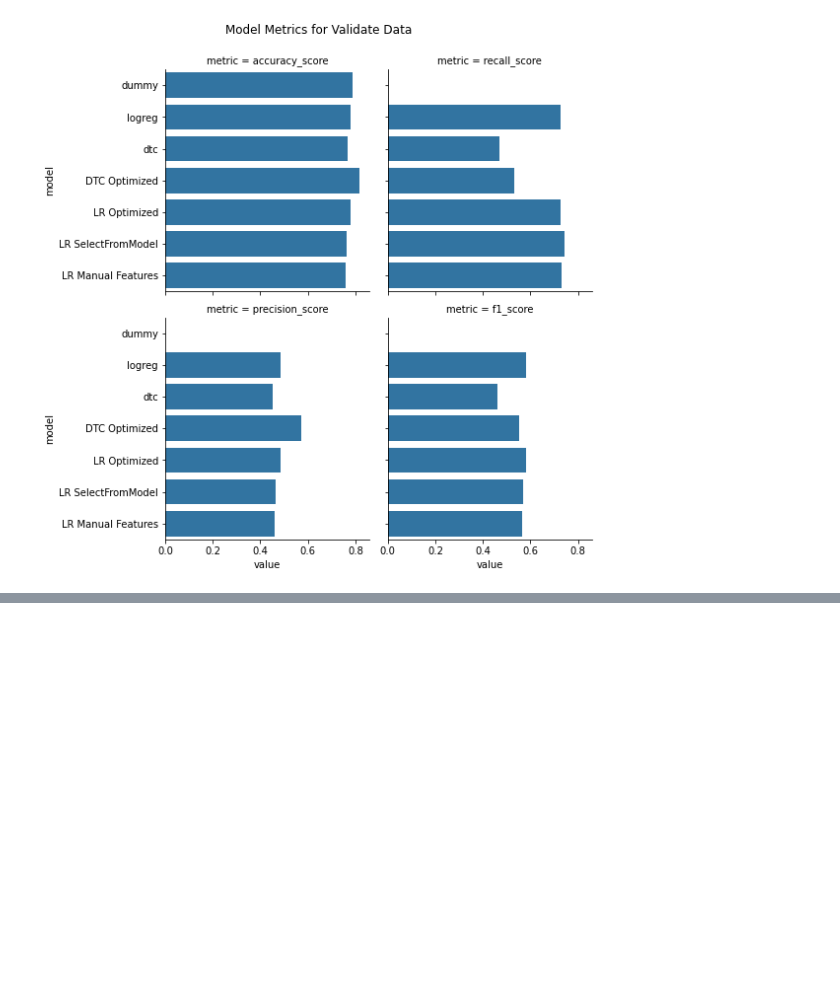
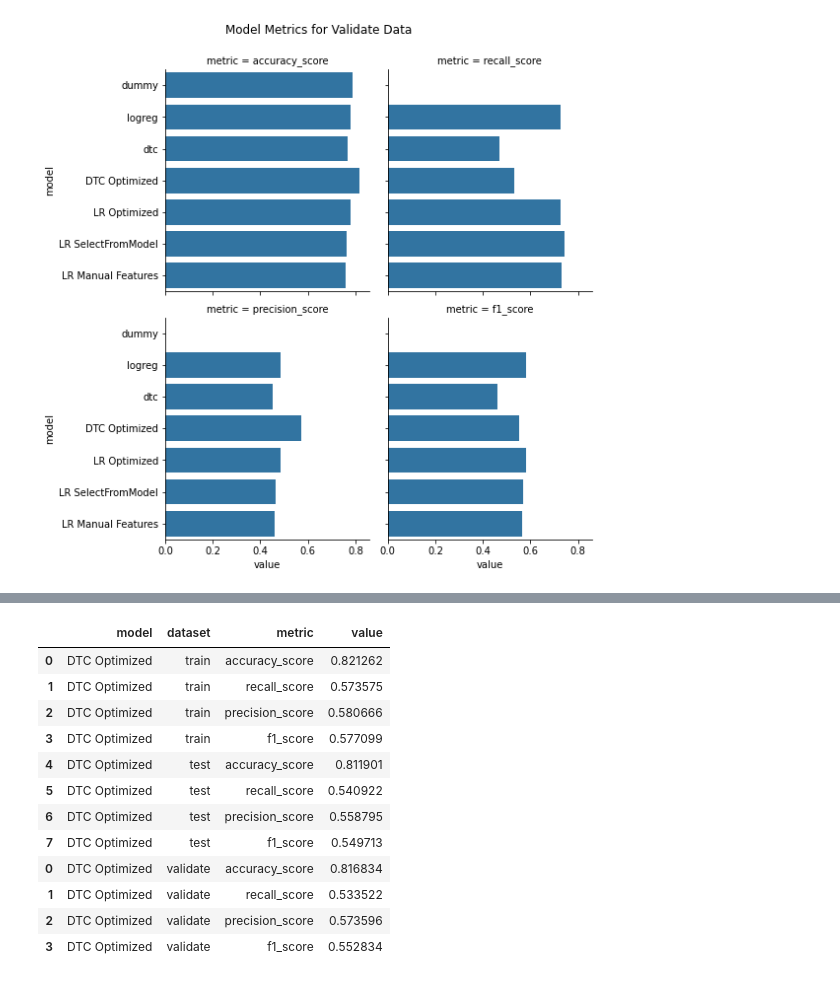
Before and after one commit to willmbennett/h1n1_competition, a Jupyter notebook: index.ipynb, the cells around one changed output, grey strips where cells are left out. Saved outputs shown, nothing was run; the diff lists cells and outputs as text; code cells hidden in the pictures; blank space fills up the shorter version.

```diff
--- a/index.ipynb
+++ b/index.ipynb
@@ -891,0 +924,16 @@ model_dict.plot_models_scores('validate')
+# %%
+model_dict.models['DTC Optimized'].model_scores
+# %% [output]
+|  | model | dataset | metric | value |
+| 0 | DTC Optimized | train | accuracy_score | 0.821262 |
+| 1 | DTC Optimized | train | recall_score | 0.573575 |
+| 2 | DTC Optimized | train | precision_score | 0.580666 |
+| 3 | DTC Optimized | train | f1_score | 0.577099 |
+| 4 | DTC Optimized | test | accuracy_score | 0.811901 |
+| 5 | DTC Optimized | test | recall_score | 0.540922 |
+| 6 | DTC Optimized | test | precision_score | 0.558795 |
+| 7 | DTC Optimized | test | f1_score | 0.549713 |
+| 0 | DTC Optimized | validate | accuracy_score | 0.816834 |
+| 1 | DTC Optimized | validate | recall_score | 0.533522 |
+| 2 | DTC Optimized | validate | precision_score | 0.573596 |
+| 3 | DTC Optimized | validate | f1_score | 0.552834 |
```
Also changed, not shown: parts of 54 cells of this notebook, 1 other file.
